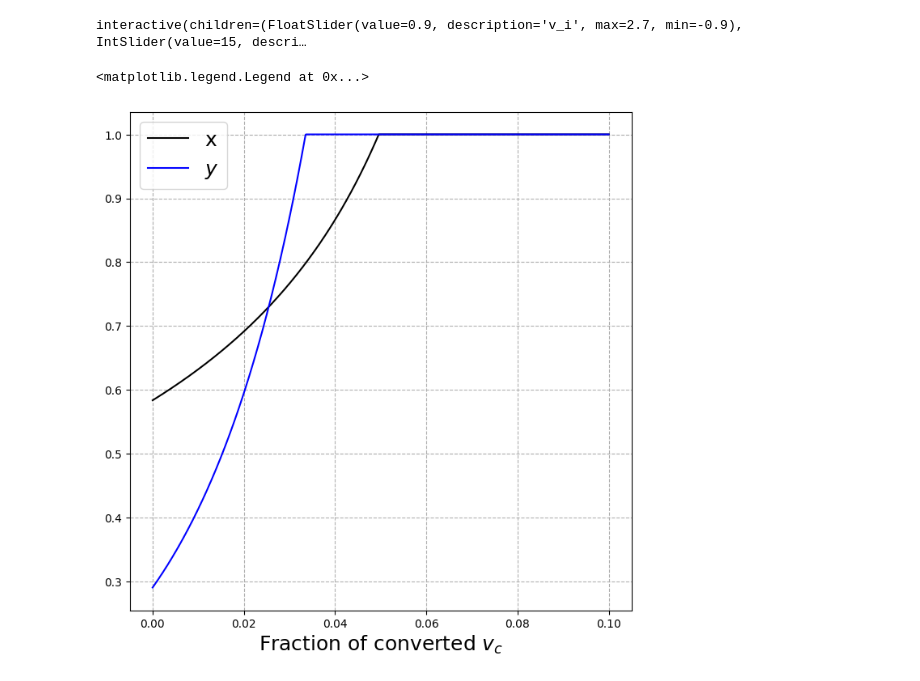
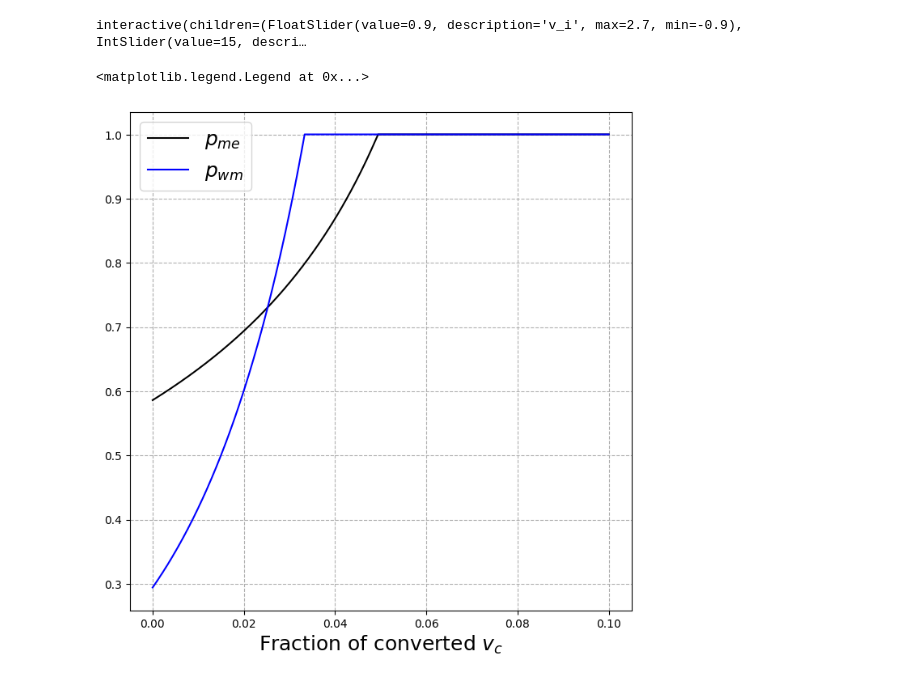
Before and after one commit to MaddalenaDona/Possible-counter-intuitive-impact-of-local-vaccine-mandates-for-vaccine-preventable-infectious-disea, a Jupyter notebook: Figure5.ipynb, the cells around one changed output. Saved outputs shown, nothing was run; the diff lists cells and outputs as text; code cells hidden in the pictures.

```diff
--- a/Figure5.ipynb
+++ b/Figure5.ipynb
@@ -41,37 +41,40 @@ import numpy as np
 from scipy import optimize
 import math
 import numpy as np
 import matplotlib.pyplot as plt
 
 def f(x, v, pi):
   u=(1-v)/(1-pi)
-  z=x*(x*u+1-u)**(24)
-  return np.exp(-5.8*(1-v)*(1-z))
+  z=x*(x*u+1-u)**(nc-1)
+  lambdaG=(R0**2)/(R0+nc-1) #rate of global contacts
+  return np.exp(-lambdaG*(1-v)*(1-z))
 
 def fun(x, v):
-  y=x*(x*(1-v)+v)**(24)
+  y=x*(x*(1-v)+v)**(nc-1)
   return y
 
 v_i=0.9
 v_c=np.linspace(0,1-v_i,1000)
 v=[]
-pi=0.5
+R0=15 #basic reproduction number
+pi=0.5 #fraction of school with mandate
+nc=25 #number of students per class
 X=[]
 X1=[]
 Y=[]
 for i in range(len(v_c)):
   v.append(v_i+v_c[i])
   X.append(optimize.fixed_point(f, 0.4, args=(v[i],pi)))
   X1.append(optimize.fixed_point(f, 0.4, args=(v[i],0)))
   Y.append(fun(X1[i],v[i]))
 
 
 plt.figure(figsize=(8,8))
-plt.plot(v_c,X,'k', label='x')
-plt.plot(v_c,Y,'b', label=r'$y$')
+plt.plot(v_c,X,'k', label=r'$p_{me}$')
+plt.plot(v_c,Y,'b', label=r'$p_{wm}$')
 plt.grid(ls='--')
 plt.xlabel('Fraction of converted $v_c$', fontsize=18)
 plt.legend(fontsize=18)
 # %% [output]
 <matplotlib.legend.Legend at 0x...>
-[figure, old version]
+[figure, new version]
```
Also changed, not shown: parts of 1 cell of this notebook.
